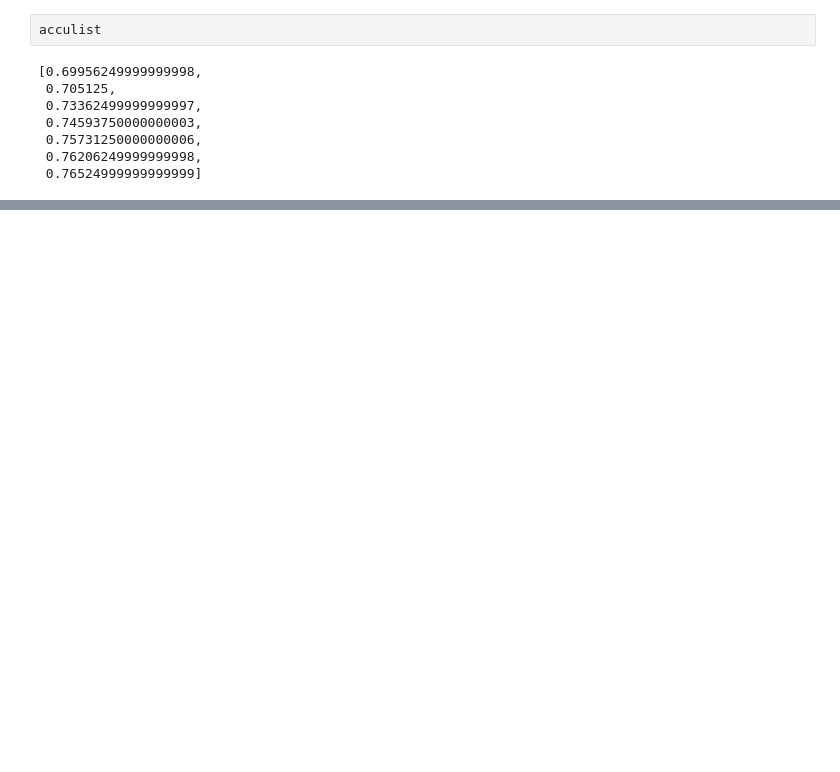
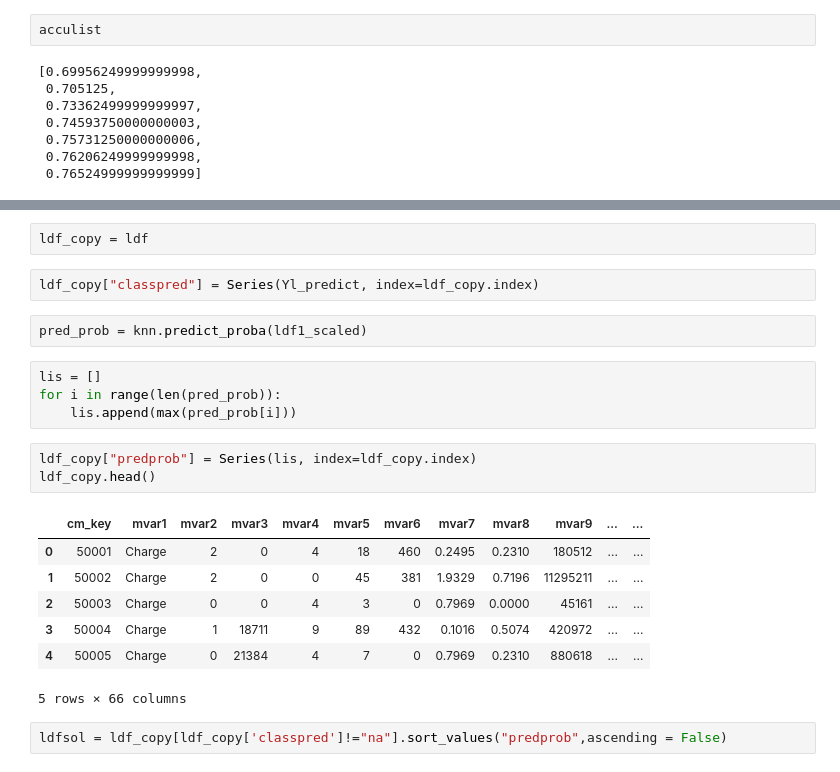
Before and after one commit to sandeepsharma-kgp/amex, a Jupyter notebook: amex.ipynb, the cells around one changed output, grey strips where cells are left out. Drawn from its saved outputs; the diff is of its cells as text; blank space fills up the shorter version.

```diff
--- a/amex.ipynb
+++ b/amex.ipynb
@@ -276,0 +318,23 @@ acculist
+# %%
+ldf_copy = ldf
+# %%
+ldf_copy["classpred"] = Series(Yl_predict, index=ldf_copy.index)
+# %%
+pred_prob = knn.predict_proba(ldf1_scaled)
+# %%
+lis = []
+for i in range(len(pred_prob)):
+    lis.append(max(pred_prob[i]))
+# %%
+ldf_copy["predprob"] = Series(lis, index=ldf_copy.index)
+ldf_copy.head()
+# %% [output]
+|  | cm_key | mvar1 | mvar2 | mvar3 | mvar4 | mvar5 | mvar6 | mvar7 | mvar8 | mvar9 | ... | ... |
+| 0 | 50001 | Charge | 2 | 0 | 4 | 18 | 460 | 0.2495 | 0.2310 | 180512 | ... | ... |
+| 1 | 50002 | Charge | 2 | 0 | 0 | 45 | 381 | 1.9329 | 0.7196 | 11295211 | ... | ... |
+| 2 | 50003 | Charge | 0 | 0 | 4 | 3 | 0 | 0.7969 | 0.0000 | 45161 | ... | ... |
+| 3 | 50004 | Charge | 1 | 18711 | 9 | 89 | 432 | 0.1016 | 0.5074 | 420972 | ... | ... |
+| 4 | 50005 | Charge | 0 | 21384 | 4 | 7 | 0 | 0.7969 | 0.2310 | 880618 | ... | ... |
+5 rows × 66 columns
+# %%
+ldfsol = ldf_copy[ldf_copy['classpred']!="na"].sort_values("predprob",ascending = False)
```
Also changed, not shown: parts of 45 cells of this notebook, 2 other files.
